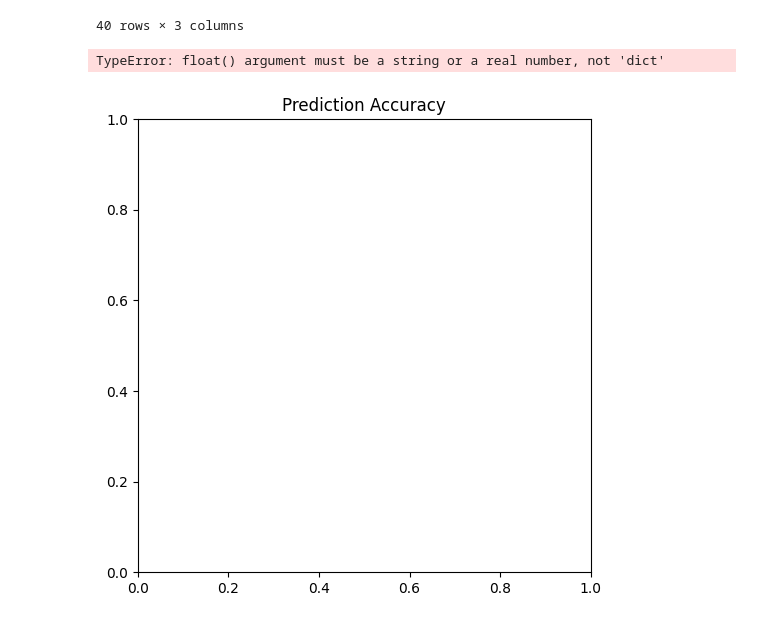
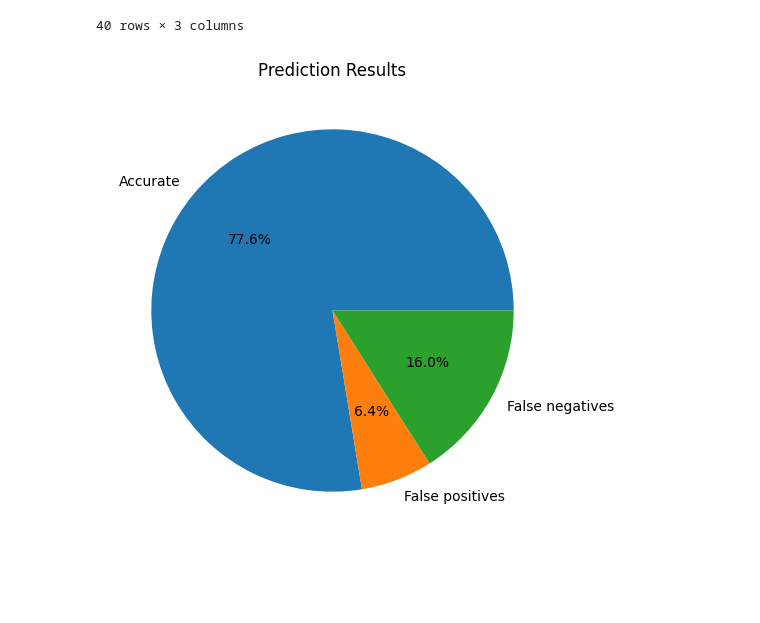
Before and after one commit to buitrbao222/naive-bayes-movie-review, a Jupyter notebook: code.ipynb, the cells around one changed output. Cells and saved outputs as stored; diff of their text form; code cells hidden in the pictures; blank space fills up the shorter version.

```diff
--- a/code.ipynb
+++ b/code.ipynb
@@ -276,19 +276,18 @@ false_negatives
 # %%
 # Prediction accuracy pie chart
 plt.figure(figsize=(6, 6))
 plt.gcf().set_dpi(100)
-plt.title('Prediction Accuracy')
+plt.title('Prediction Results')
 plt.pie([
-    len(X_test[y_test_predict == y_test]),
-    len(X_test[y_test_predict > y_test]),
-    len(X_test[y_test_predict < y_test])
+    len(accurate),
+    len(false_positives),
+    len(false_negatives)
 ], labels=[
     'Accurate',
     'False positives',
     'False negatives'
 ], autopct='%.1f%%')
 plt.ylabel('')
 plt.show()
 # %% [output]
-TypeError: float() argument must be a string or a real number, not 'dict'
-[figure, old version]
+[figure, new version]
```
